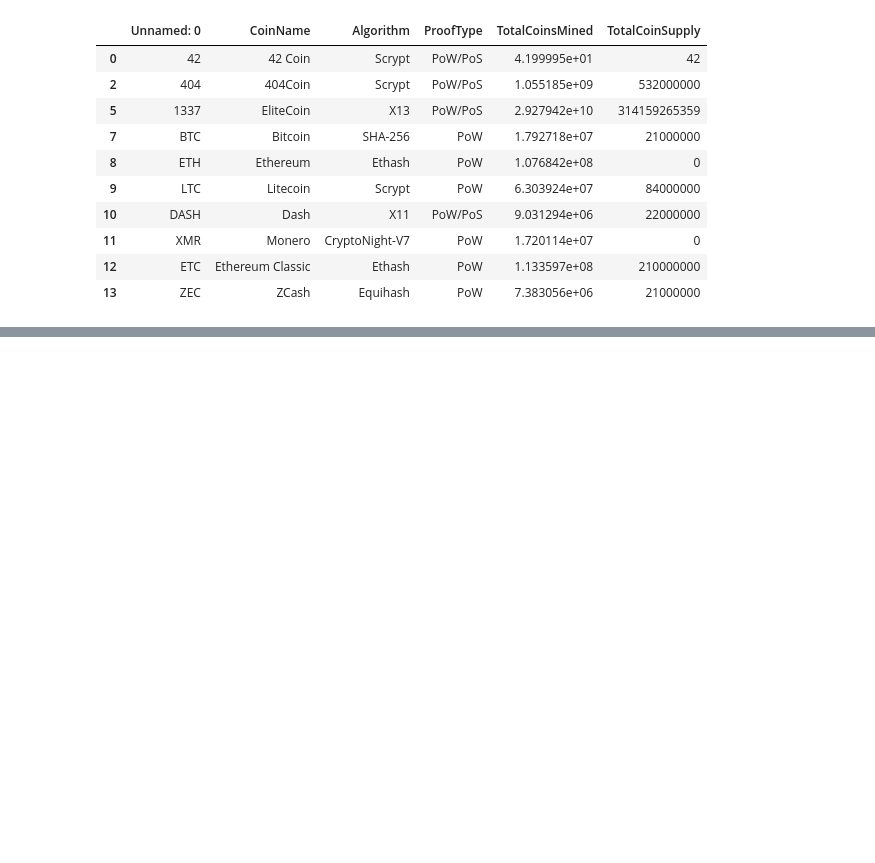
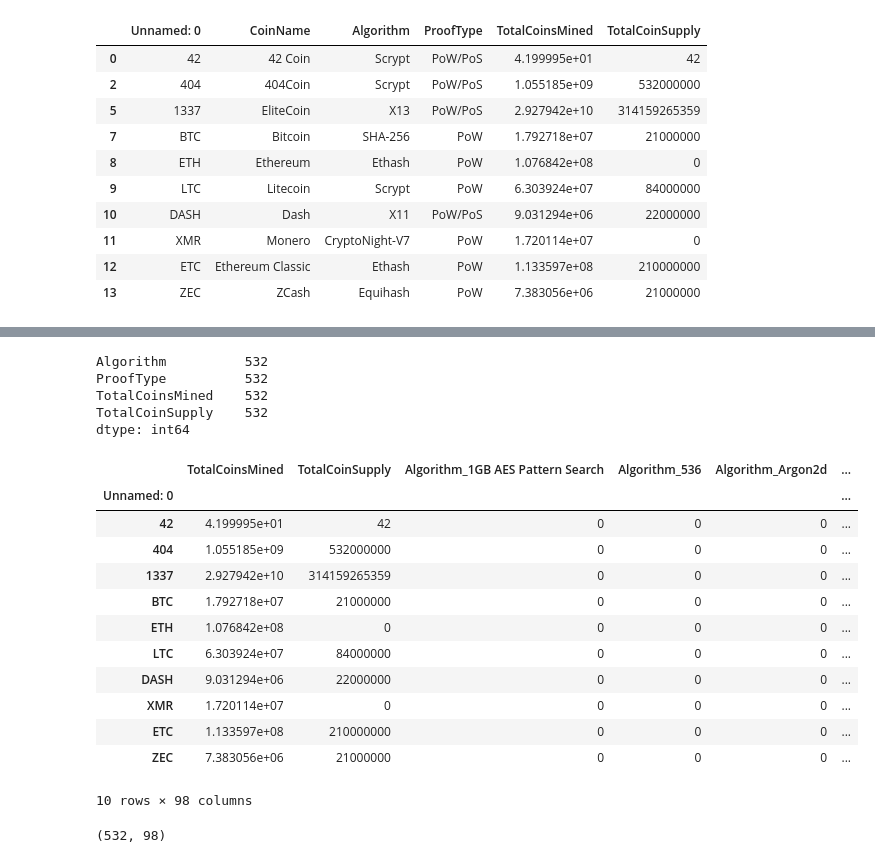
Before and after one commit to Fescamil1/Cryptocurrency_UnsuperviseML_Challenge, a Jupyter notebook: cryptocurrencyFE.ipynb, the cells around one changed output, grey strips where cells are left out. Saved outputs shown, nothing was run; the diff lists cells and outputs as text; code cells hidden in the pictures; blank space fills up the shorter version.

Commit message:
Cleaned up the data frame more and reset the index

```diff
--- a/cryptocurrencyFE.ipynb
+++ b/cryptocurrencyFE.ipynb
@@ -56,7 +56,7 @@ df_crypto.head(10)
 | 9 | LTC | Litecoin | Scrypt | PoW | 6.303924e+07 | 84000000 |
 # %%
 #Remove all rows that have at least one null value
-df_crypto = df_crypto.dropna();
+df_crypto = df_crypto.dropna(how='any');
 df_crypto.head(10)
 # %% [output]
 |  | Unnamed: 0 | CoinName | Algorithm | ProofType | TotalCoinsMined | TotalCoinSupply |
@@ -94,3 +94,7 @@ df_crypto.head(10)
 | 11 | XMR | Monero | CryptoNight-V7 | PoW | 1.720114e+07 | 0 |
 | 12 | ETC | Ethereum Classic | Ethash | PoW | 1.133597e+08 | 210000000 |
 | 13 | ZEC | ZCash | Equihash | PoW | 7.383056e+06 | 21000000 |
+# %%
+#delete the `CoinName` from the dataframe.
+df_crypto = df_crypto.drop(['CoinName'],axis=1);
+df_crypto.head(10)
@@ -96,0 +113,3 @@ df_crypto.head(10)
+# %%
+#reset index
+df_crypto =df_crypto.set_index('Unnamed: 0');
@@ -96,0 +131,31 @@ df_crypto.head(10)
+# %%
+#df_crypto.shape
+df_crypto.count()
+# %% [output]
+Algorithm          532
+ProofType          532
+TotalCoinsMined    532
+TotalCoinSupply    532
+dtype: int64
+# %%
+#Convert the remaining features with text values, `Algorithm` and `ProofType`, into numerical data.
+X_dummies= pd.get_dummies(data=df_crypto, columns=['Algorithm', 'ProofType'])
+X_dummies.head(10)
+# %% [output]
+|  | TotalCoinsMined | TotalCoinSupply | Algorithm_1GB AES Pattern Search | Algorithm_536 | Algorithm_Argon2d | ... |
+| Unnamed: 0 |  |  |  |  |  | ... |
+| 42 | 4.199995e+01 | 42 | 0 | 0 | 0 | ... |
+| 404 | 1.055185e+09 | 532000000 | 0 | 0 | 0 | ... |
+| 1337 | 2.927942e+10 | 314159265359 | 0 | 0 | 0 | ... |
+| BTC | 1.792718e+07 | 21000000 | 0 | 0 | 0 | ... |
+| ETH | 1.076842e+08 | 0 | 0 | 0 | 0 | ... |
+| LTC | 6.303924e+07 | 84000000 | 0 | 0 | 0 | ... |
+| DASH | 9.031294e+06 | 22000000 | 0 | 0 | 0 | ... |
+| XMR | 1.720114e+07 | 0 | 0 | 0 | 0 | ... |
+| ETC | 1.133597e+08 | 210000000 | 0 | 0 | 0 | ... |
+| ZEC | 7.383056e+06 | 21000000 | 0 | 0 | 0 | ... |
+10 rows × 98 columns
+# %%
+X_dummies.shape
+# %% [output]
+(532, 98)
```
Also changed, not shown: parts of 2 cells of this notebook.
